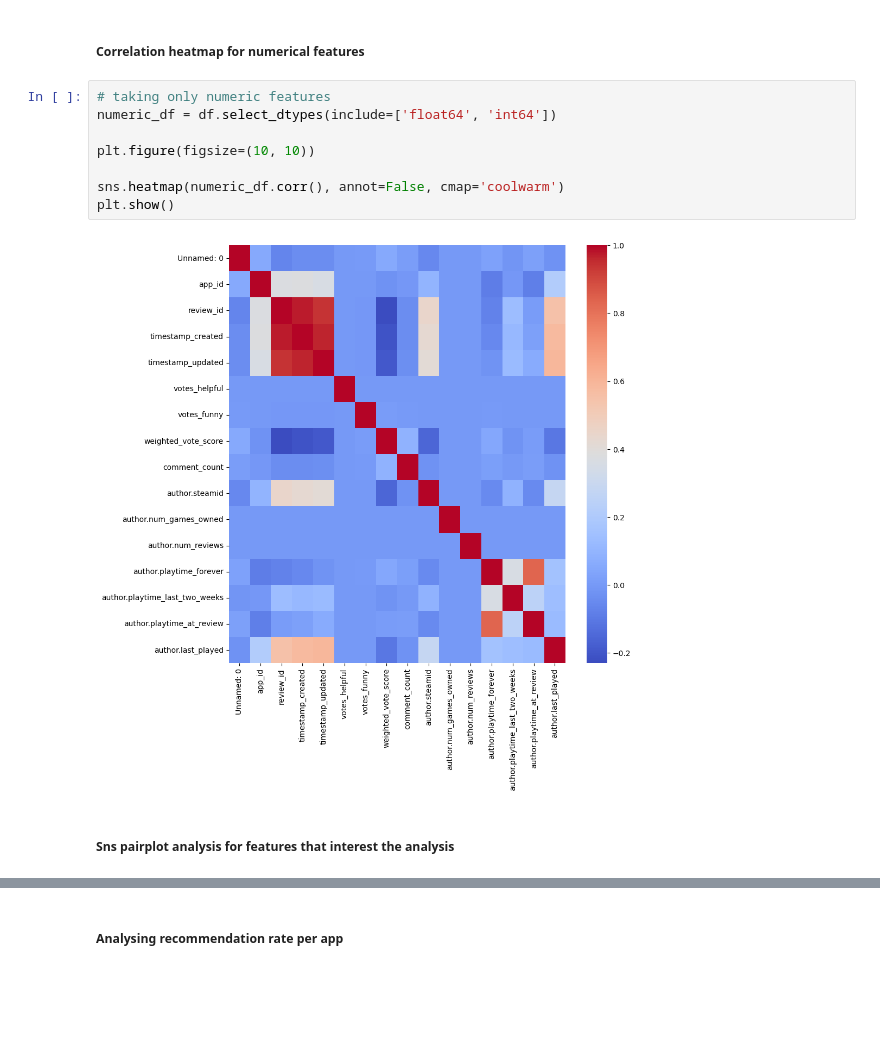
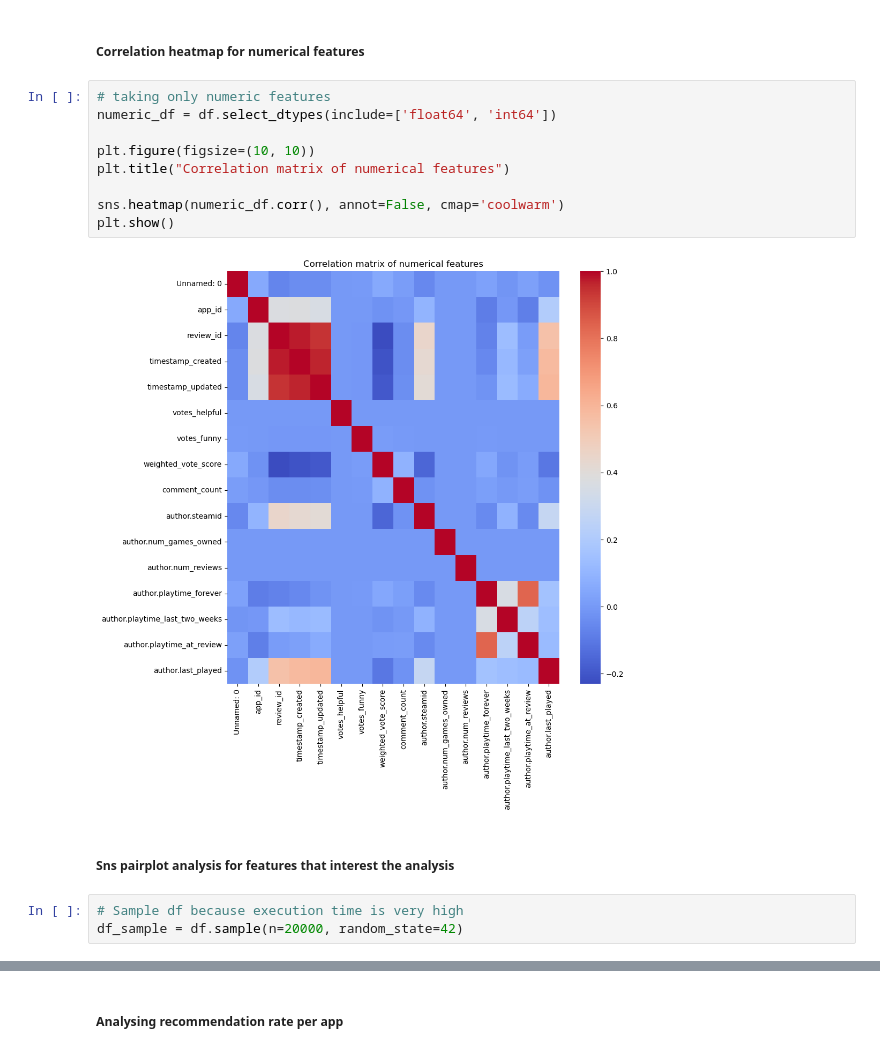
Before and after one commit to yaraoyoussef/ADM-HW2, a Jupyter notebook: main.ipynb, the cells around one changed output, grey strips where cells are left out. Drawn from its saved outputs; the diff is of its cells as text; blank space fills up the shorter version.

```diff
--- a/main.ipynb
+++ b/main.ipynb
@@ -137,13 +137,17 @@ plt.show()
 # %%
 # taking only numeric features
 numeric_df = df.select_dtypes(include=['float64', 'int64'])
 
 plt.figure(figsize=(10, 10))
+plt.title("Correlation matrix of numerical features")
 
 sns.heatmap(numeric_df.corr(), annot=False, cmap='coolwarm')
 plt.show()
 # %% [output]
-[figure, old version]
+[figure, new version]
 # %% [markdown]
 ##### Sns pairplot analysis for features that interest the analysis
+# %%
+# Sample df because execution time is very high
+df_sample = df.sample(n=20000, random_state=42)
 # %%
```
Also changed, not shown: parts of 6 cells of this notebook.
